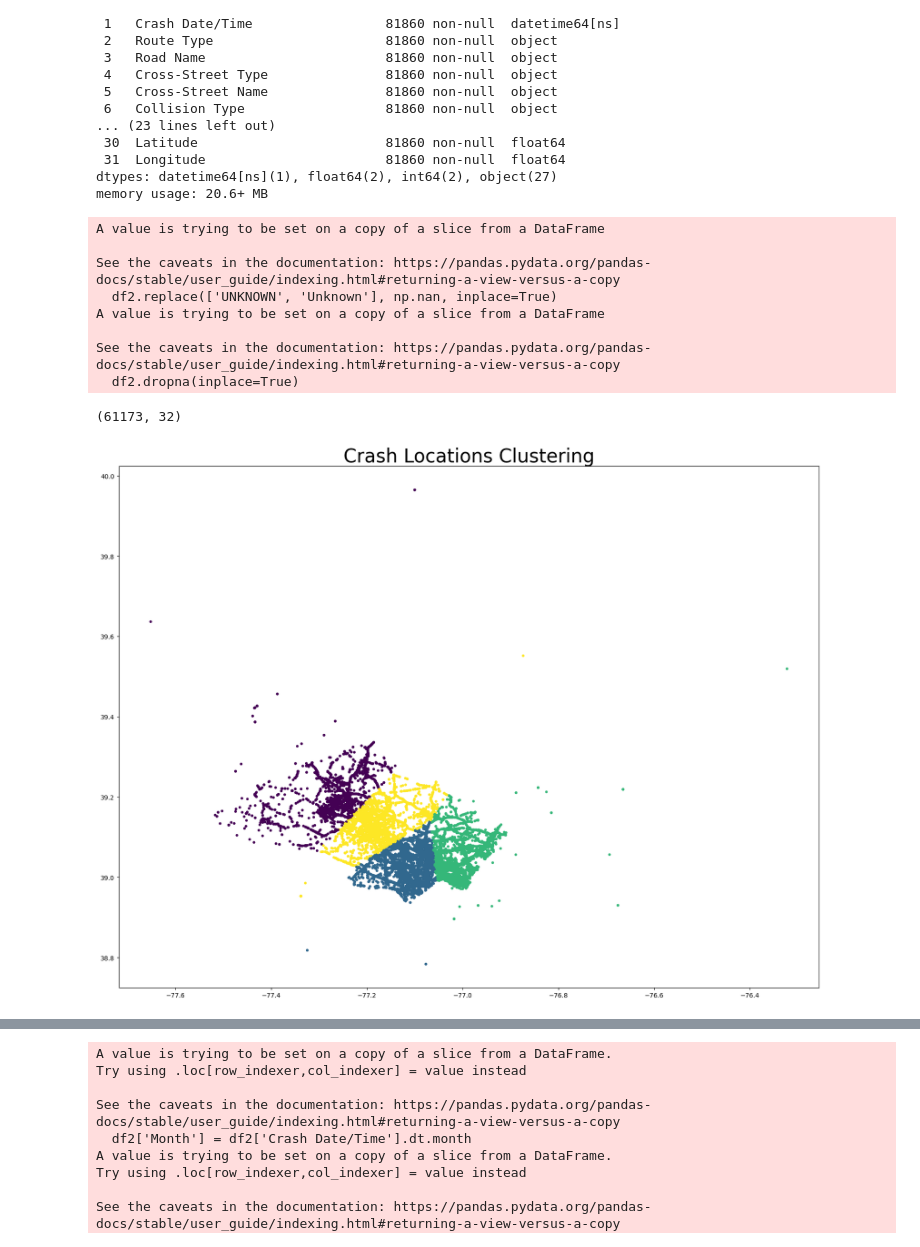
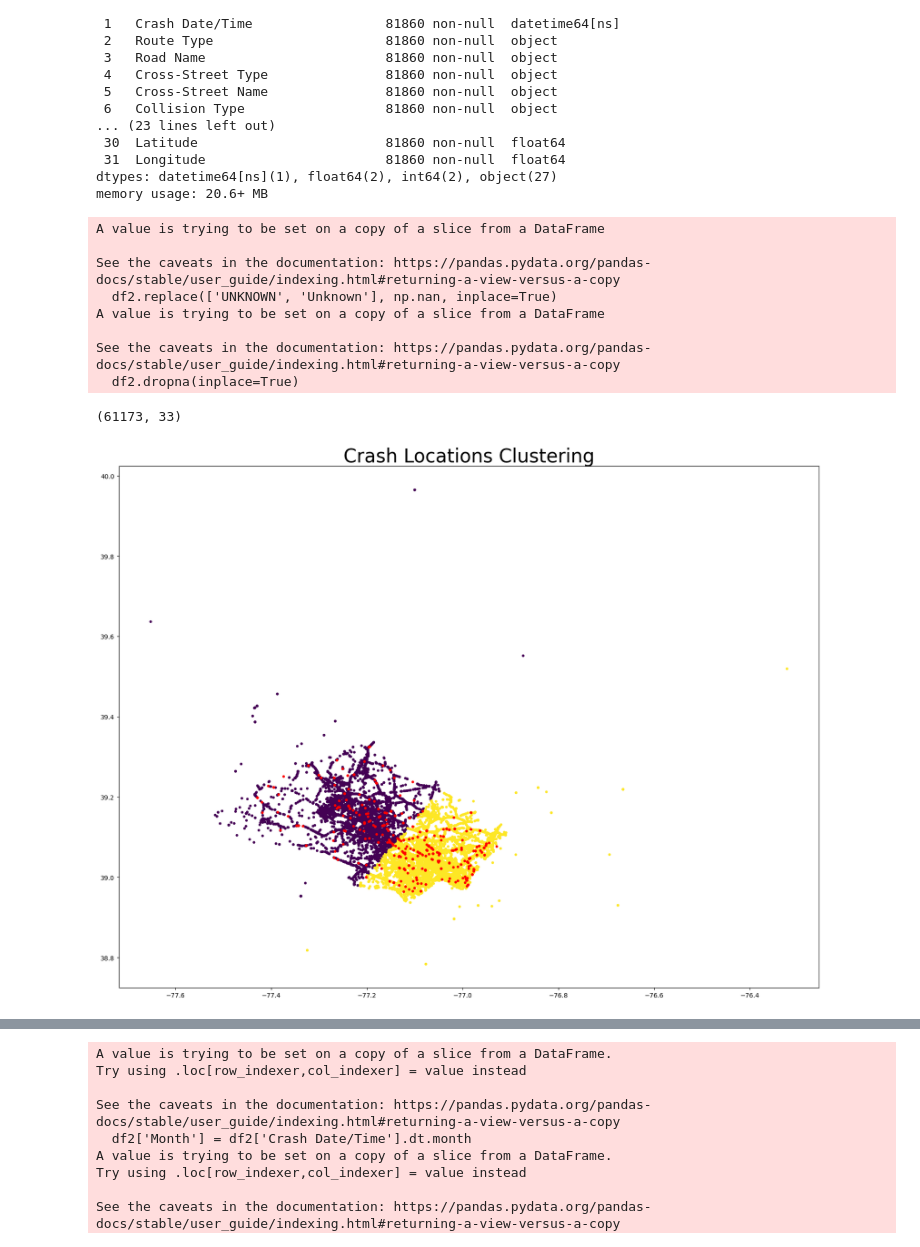
Before and after one commit to tiger7789/Crash-Severity-Prediction, a Jupyter notebook: Adbul/Crash_Project.ipynb, the cells around one changed output, grey strips where cells are left out. Drawn from its saved outputs; the diff is of its cells as text; code cells hidden in the pictures.

```diff
--- a/Adbul/Crash_Project.ipynb
+++ b/Adbul/Crash_Project.ipynb
@@ -376,7 +397,7 @@ dtypes: datetime64[ns](1), float64(2), int64(2), object(27)
 memory usage: 20.6+ MB
 # %%
 # drop observations with 'UNKNOWN' and 'Unknown' in the entire dataset
-
+df2=df.dropna()
 df2.replace(['UNKNOWN', 'Unknown'], np.nan, inplace=True)
 df2.dropna(inplace=True)
 df2.shape
@@ -389,16 +410,21 @@ A value is trying to be set on a copy of a slice from a DataFrame
 
 See the caveats in the documentation: https://pandas.pydata.org/pandas-docs/stable/user_guide/indexing.html#returning-a-view-versus-a-copy
   df2.dropna(inplace=True)
-(61173, 32)
+(61173, 33)
 # %%
-model=KMeans(n_clusters=4)
+model=KMeans(n_clusters=2)
 model.fit(df2[['Longitude','Latitude']])
 clusters=model.predict(df2[['Longitude','Latitude']])
 plt.figure(figsize=(20, 15))
 plt.scatter(df2['Longitude'],df2['Latitude'],c=clusters,s=10,cmap='viridis')
-plt.title('Crash Locations Clustering',fontsize=30);
+plt.title('Crash Locations Clustering',fontsize=30)
+
+plt.scatter (Fatal_Crashes['Longitude'],
+                Fatal_Crashes['Latitude'],
+                color='red',
+                s=10);
 # %% [output]
-[figure, old version]
+[figure, new version]
 # %%
 df2['location_cluster']=clusters
 df2.drop(['Longitude','Latitude'],axis=1,inplace=True)
```
Also changed, not shown: parts of 34 cells of this notebook.
